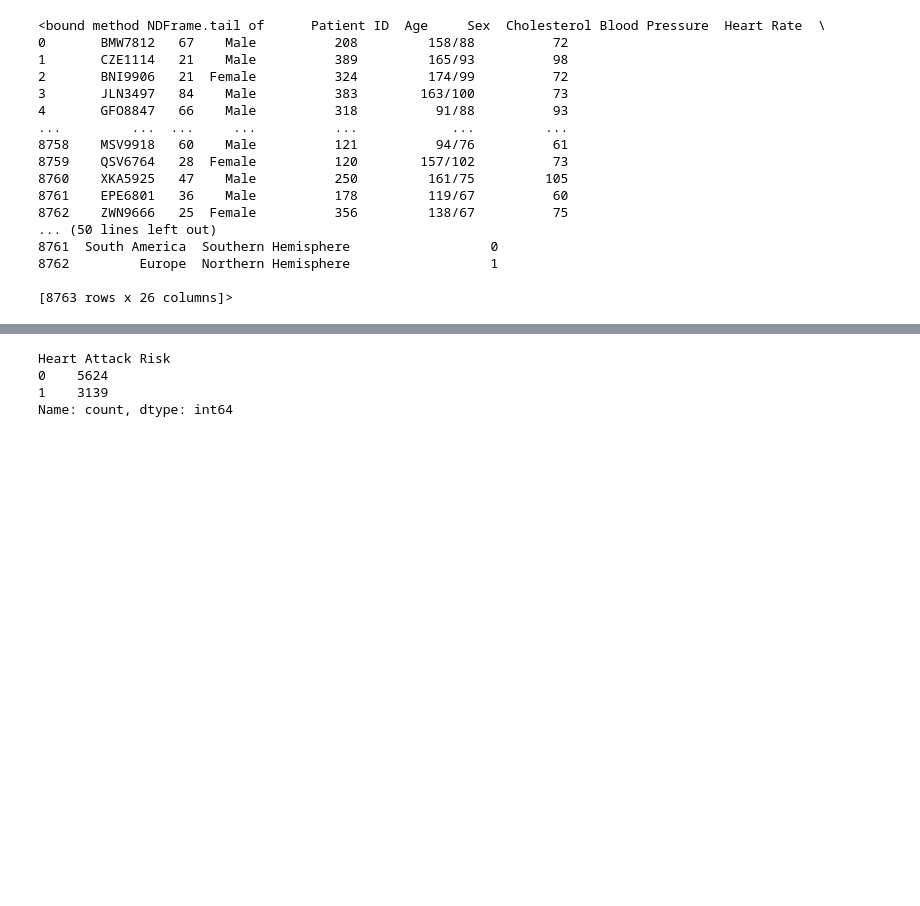
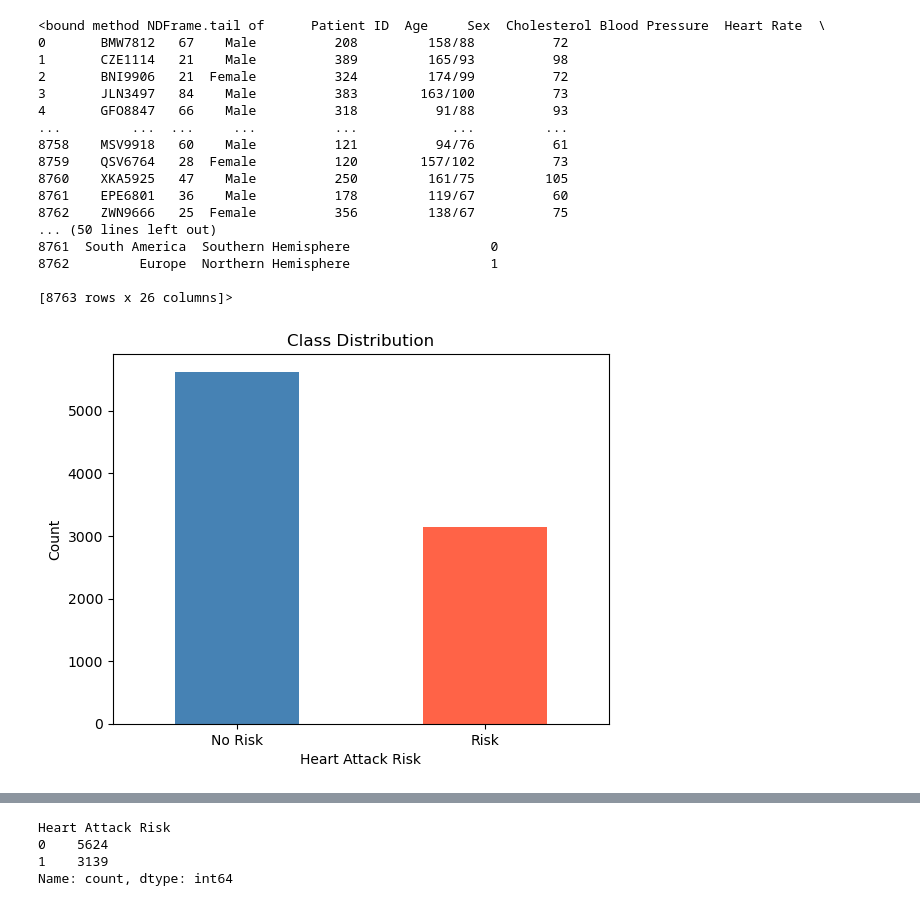
Before and after one commit to fknemi/ml-notebooks, a Jupyter notebook: notebooks/Heart-Attack-Risk-Prediction.ipynb, the cells around one changed output, grey strips where cells are left out. Cells and saved outputs as stored; diff of their text form; code cells hidden in the pictures; blank space fills up the shorter version.

```diff
--- a/notebooks/Heart-Attack-Risk-Prediction.ipynb
+++ b/notebooks/Heart-Attack-Risk-Prediction.ipynb
@@ -89,3 +95,11 @@ df.tail
 8762         Europe  Northern Hemisphere                  1
 
 [8763 rows x 26 columns]>
+# %%
+df['Heart Attack Risk'].value_counts().plot(kind='bar', color=['steelblue', 'tomato'])
+plt.xticks([0, 1], ['No Risk', 'Risk'], rotation=0)
+plt.title('Class Distribution')
+plt.ylabel('Count')
+plt.show()
+# %% [output]
+[figure, added]
```
Also changed, not shown: parts of 17 cells of this notebook, 2 other files.
